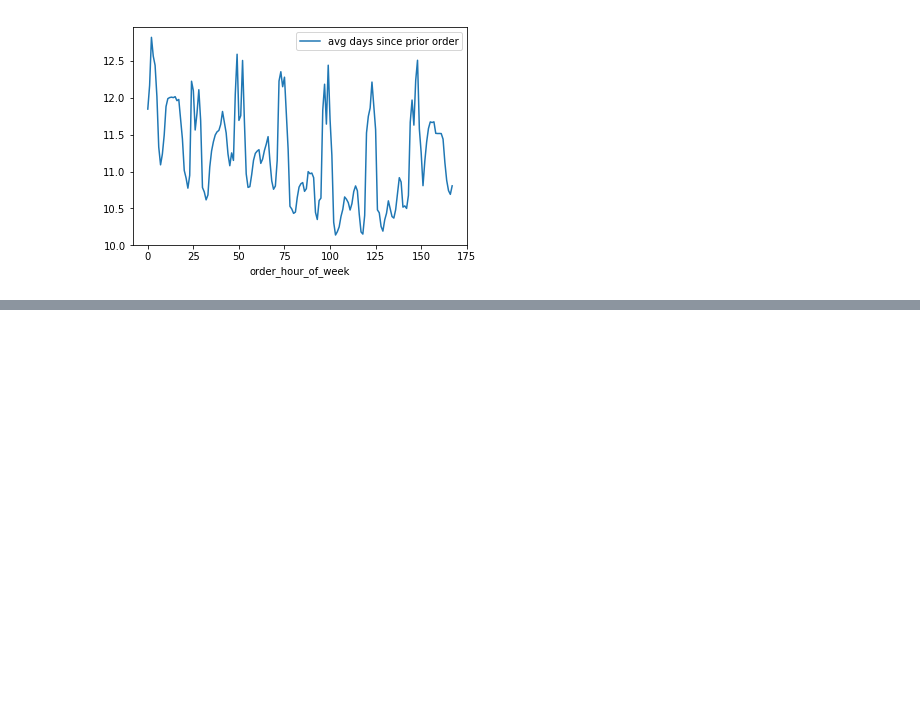
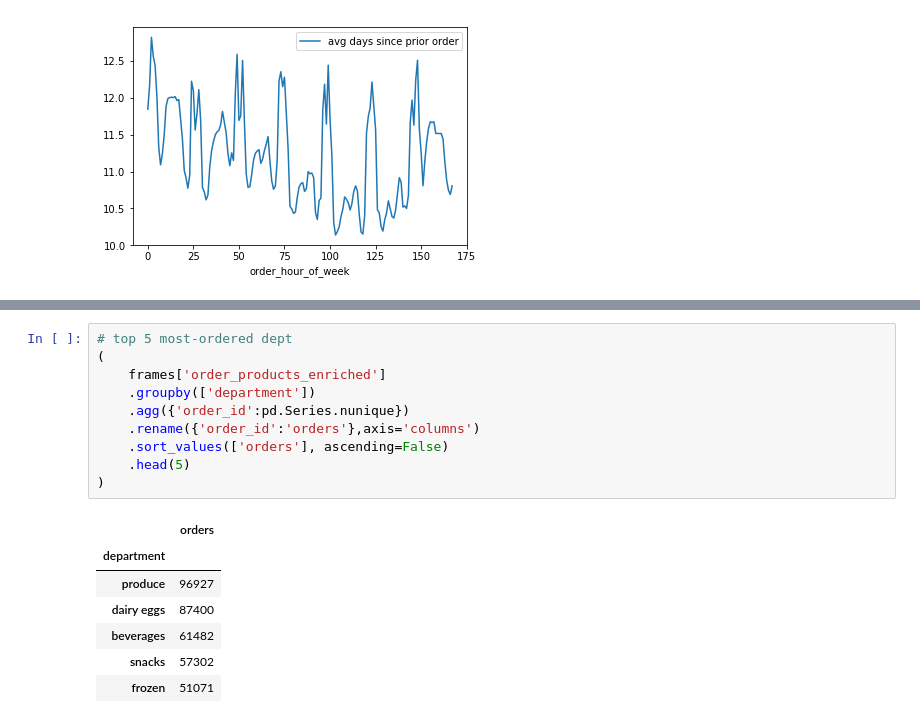
Before and after one commit to gentimouton/dives, a Jupyter notebook: instacart_orders/20190615_eda.ipynb, the cells around one changed output, grey strips where cells are left out. Drawn from its saved outputs; the diff is of its cells as text; blank space fills up the shorter version.

```diff
--- a/instacart_orders/20190615_eda.ipynb
+++ b/instacart_orders/20190615_eda.ipynb
@@ -109,0 +115,18 @@ What are they? Is it pizza?
+# %%
+# top 5 most-ordered dept
+(
+    frames['order_products_enriched']
+    .groupby(['department'])
+    .agg({'order_id':pd.Series.nunique})
+    .rename({'order_id':'orders'},axis='columns')
+    .sort_values(['orders'], ascending=False)
+    .head(5)
+)
+# %% [output]
+|  | orders |
+| department |  |
+| produce | 96927 |
+| dairy eggs | 87400 |
+| beverages | 61482 |
+| snacks | 57302 |
+| frozen | 51071 |
```
Also changed, not shown: parts of 8 cells of this notebook.
